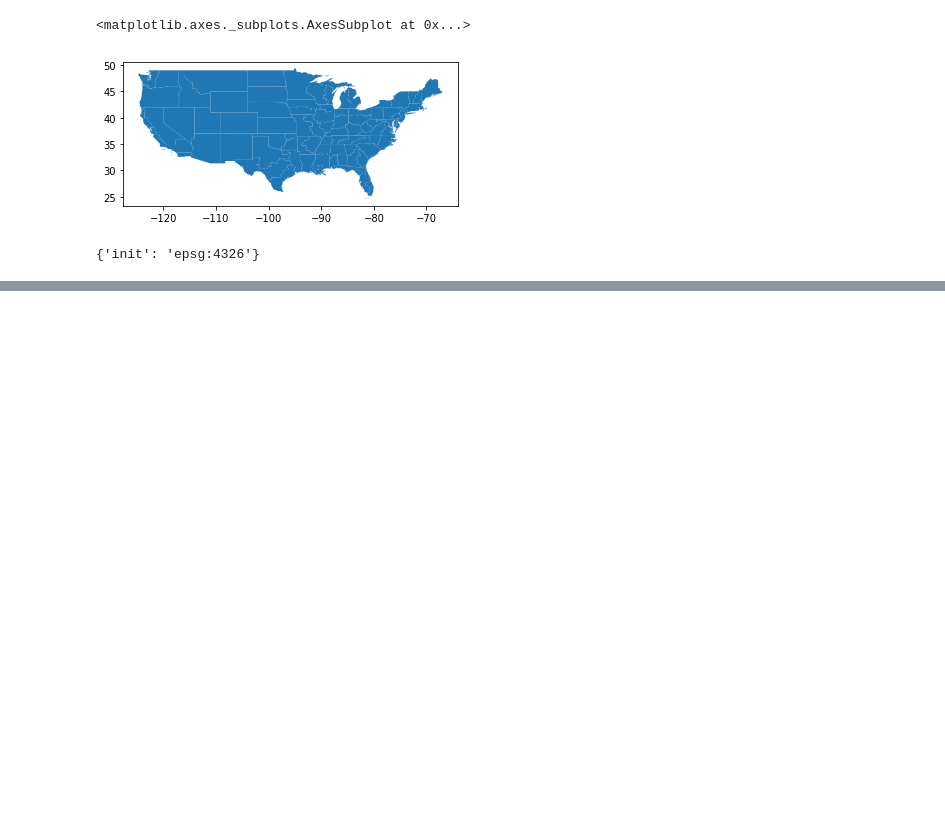
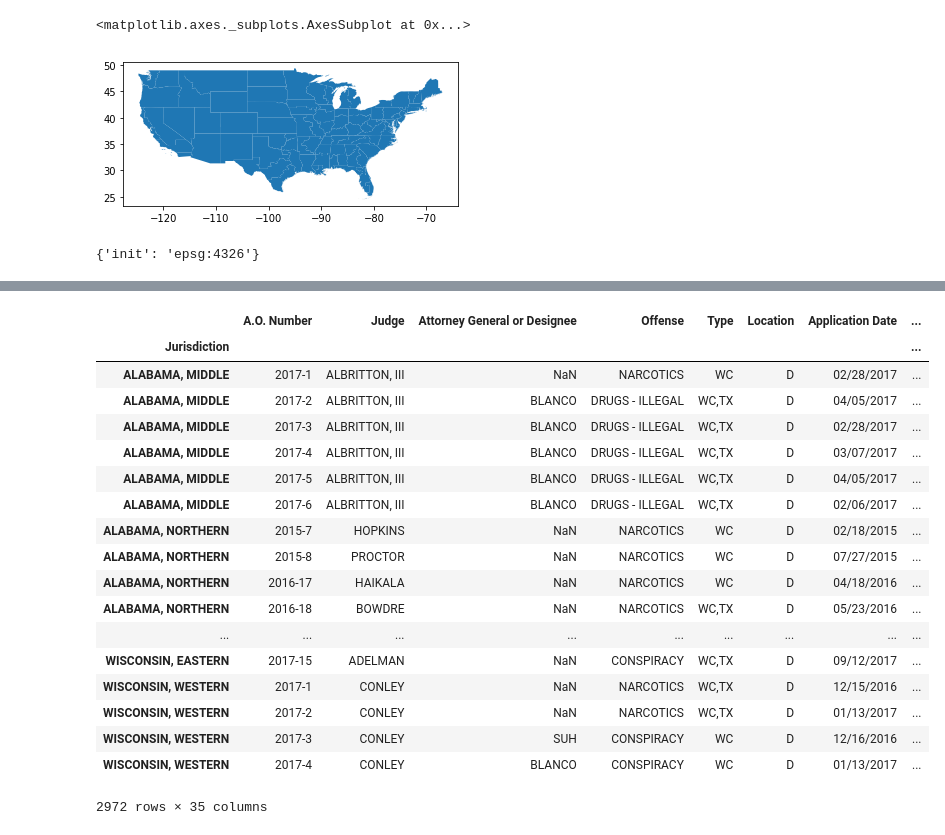
Before and after one commit to hpeyronnin/Wiretaps, a Jupyter notebook: Wiretaps.ipynb, the cells around one changed output, grey strips where cells are left out. Saved outputs shown, nothing was run; the diff lists cells and outputs as text; code cells hidden in the pictures; blank space fills up the shorter version.

```diff
--- a/Wiretaps.ipynb
+++ b/Wiretaps.ipynb
@@ -382,0 +545,5 @@ NameError: name 'plt' is not defined
+# %%
+jur['DISTRICT'] = jur['DISTRICT'].str.replace('T,H', 'TH')
+jur['DISTRICT'] = jur['DISTRICT'].str.replace('E,W', 'EW')
+jur['DISTRICT'] = jur['DISTRICT'].str.replace('S,T', 'ST')
+print(jur.DISTRICT.unique())
@@ -382,0 +568,8 @@ NameError: name 'plt' is not defined
+# %%
+#drop records from fed17 for just contiguous US
+
+fed_jur17 = fed17[fed17.Jurisdiction != 'ALASKA']
+fed_jur17 = fed_jur17[fed_jur17.Jurisdiction != 'HAWAII']
+fed_jur17 = fed_jur17[fed_jur17.Jurisdiction != 'RHODE ISLAND']
+fed_jur17 = fed_jur17[fed_jur17.Jurisdiction != 'PUERTO RICO']
+fed_jur17.info()
@@ -382,0 +594,2 @@ NameError: name 'plt' is not defined
+# %%
+jur_tap = pd.merge(fed_jur17, jur, left_on= 'Jurisdiction', right_on= 'DISTRICT')
@@ -382,0 +626,24 @@ NameError: name 'plt' is not defined
+# %%
+jur_tap = jur_tap.drop(columns='DISTRICT')
+# %%
+jur_tap.set_index('Jurisdiction')
+# %% [output]
+|  | A.O. Number | Judge | Attorney General or Designee | Offense | Type | Location | Application Date | ... |
+| Jurisdiction |  |  |  |  |  |  |  | ... |
+| ALABAMA, MIDDLE | 2017-1 | ALBRITTON, III | NaN | NARCOTICS | WC | D | 02/28/2017 | ... |
+| ALABAMA, MIDDLE | 2017-2 | ALBRITTON, III | BLANCO | DRUGS - ILLEGAL | WC,TX | D | 04/05/2017 | ... |
+| ALABAMA, MIDDLE | 2017-3 | ALBRITTON, III | BLANCO | DRUGS - ILLEGAL | WC,TX | D | 02/28/2017 | ... |
+| ALABAMA, MIDDLE | 2017-4 | ALBRITTON, III | BLANCO | DRUGS - ILLEGAL | WC,TX | D | 03/07/2017 | ... |
+| ALABAMA, MIDDLE | 2017-5 | ALBRITTON, III | BLANCO | DRUGS - ILLEGAL | WC,TX | D | 04/05/2017 | ... |
+| ALABAMA, MIDDLE | 2017-6 | ALBRITTON, III | BLANCO | DRUGS - ILLEGAL | WC,TX | D | 02/06/2017 | ... |
+| ALABAMA, NORTHERN | 2015-7 | HOPKINS | NaN | NARCOTICS | WC | D | 02/18/2015 | ... |
+| ALABAMA, NORTHERN | 2015-8 | PROCTOR | NaN | NARCOTICS | WC | D | 07/27/2015 | ... |
+| ALABAMA, NORTHERN | 2016-17 | HAIKALA | NaN | NARCOTICS | WC | D | 04/18/2016 | ... |
+| ALABAMA, NORTHERN | 2016-18 | BOWDRE | NaN | NARCOTICS | WC,TX | D | 05/23/2016 | ... |
+| ... | ... | ... | ... | ... | ... | ... | ... | ... |
+| WISCONSIN, EASTERN | 2017-15 | ADELMAN | NaN | CONSPIRACY | WC,TX | D | 09/12/2017 | ... |
+| WISCONSIN, WESTERN | 2017-1 | CONLEY | NaN | NARCOTICS | WC,TX | D | 12/15/2016 | ... |
+| WISCONSIN, WESTERN | 2017-2 | CONLEY | NaN | NARCOTICS | WC,TX | D | 01/13/2017 | ... |
+| WISCONSIN, WESTERN | 2017-3 | CONLEY | SUH | CONSPIRACY | WC | D | 12/16/2016 | ... |
+| WISCONSIN, WESTERN | 2017-4 | CONLEY | BLANCO | CONSPIRACY | WC | D | 01/13/2017 | ... |
+2972 rows × 35 columns
```
Also changed, not shown: parts of 22 cells of this notebook.
